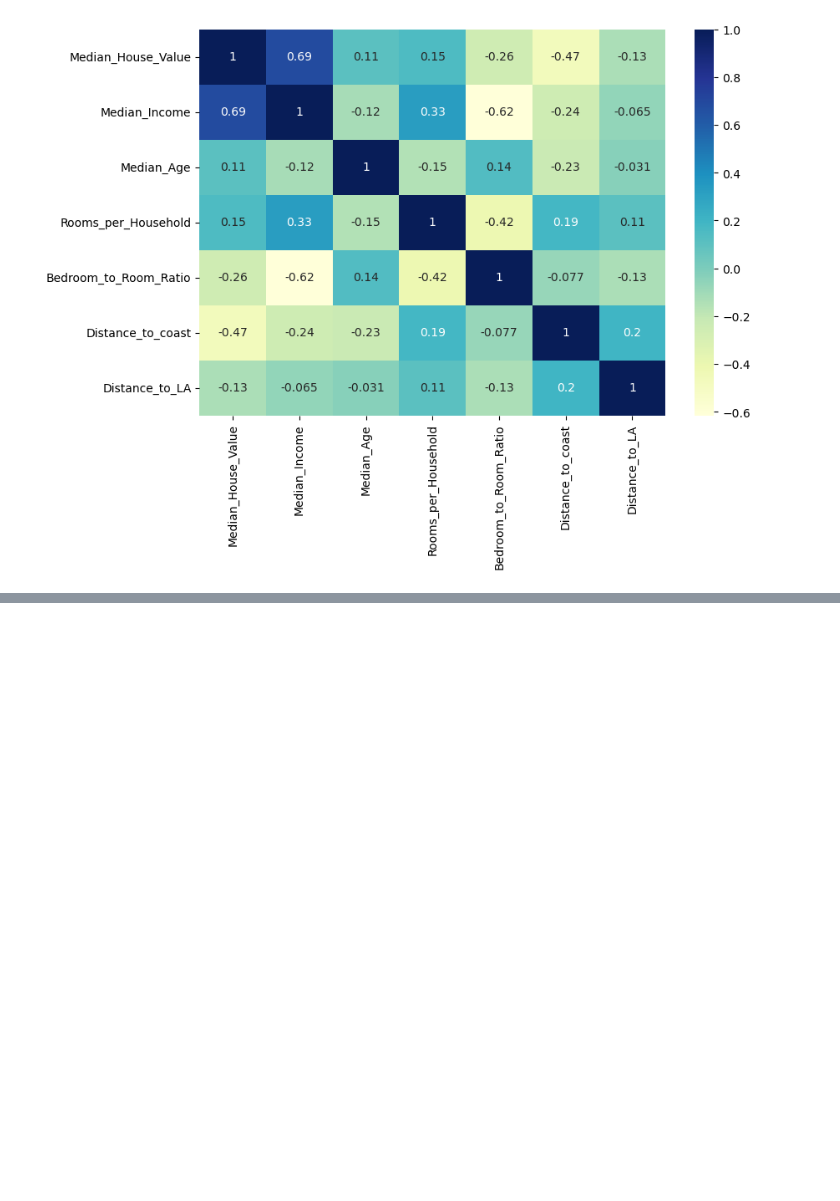
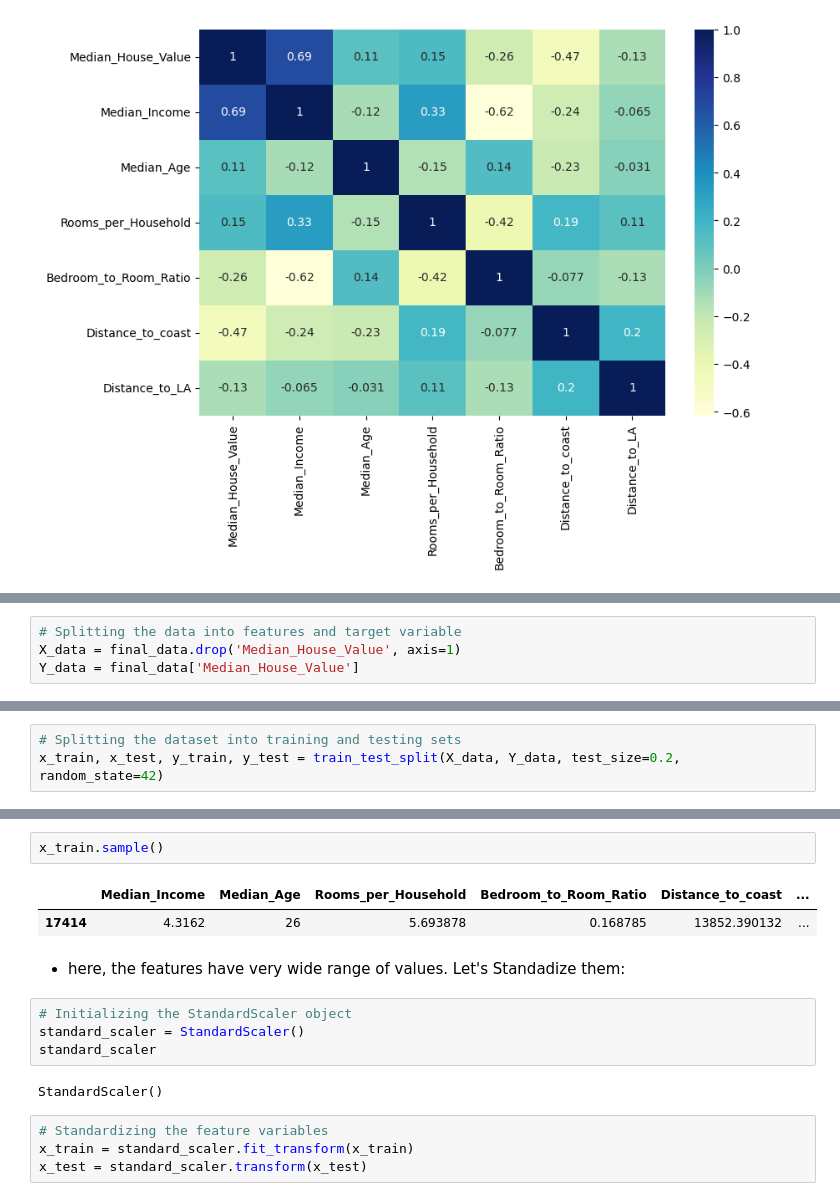
Before and after one commit to SujitChintala/California-House-Price-Prediction, a Jupyter notebook: main.ipynb, the cells around one changed output, grey strips where cells are left out. Cells and saved outputs as stored; diff of their text form; blank space fills up the shorter version.

Commit message:
Splitting & Scaling the data

```diff
--- a/main.ipynb
+++ b/main.ipynb
@@ -276,0 +282,4 @@ plt.show()
+# %%
+# Splitting the data into features and target variable
+X_data = final_data.drop('Median_House_Value', axis=1)
+Y_data = final_data['Median_House_Value']
@@ -276,0 +293,3 @@ plt.show()
+# %%
+# Splitting the dataset into training and testing sets
+x_train, x_test, y_train, y_test = train_test_split(X_data, Y_data, test_size=0.2, random_state=42)
@@ -276,0 +307,18 @@ plt.show()
+# %%
+x_train.sample()
+# %% [output]
+|  | Median_Income | Median_Age | Rooms_per_Household | Bedroom_to_Room_Ratio | Distance_to_coast | ... |
+| 17414 | 4.3162 | 26 | 5.693878 | 0.168785 | 13852.390132 | ... |
+# %% [markdown]
+- here, the features have very wide range of values.
+Let's Standadize them:
+# %%
+# Initializing the StandardScaler object
+standard_scaler = StandardScaler()
+standard_scaler
+# %% [output]
+StandardScaler()
+# %%
+# Standardizing the feature variables
+x_train = standard_scaler.fit_transform(x_train)
+x_test = standard_scaler.transform(x_test)
```
Also changed, not shown: parts of 4 cells of this notebook.
